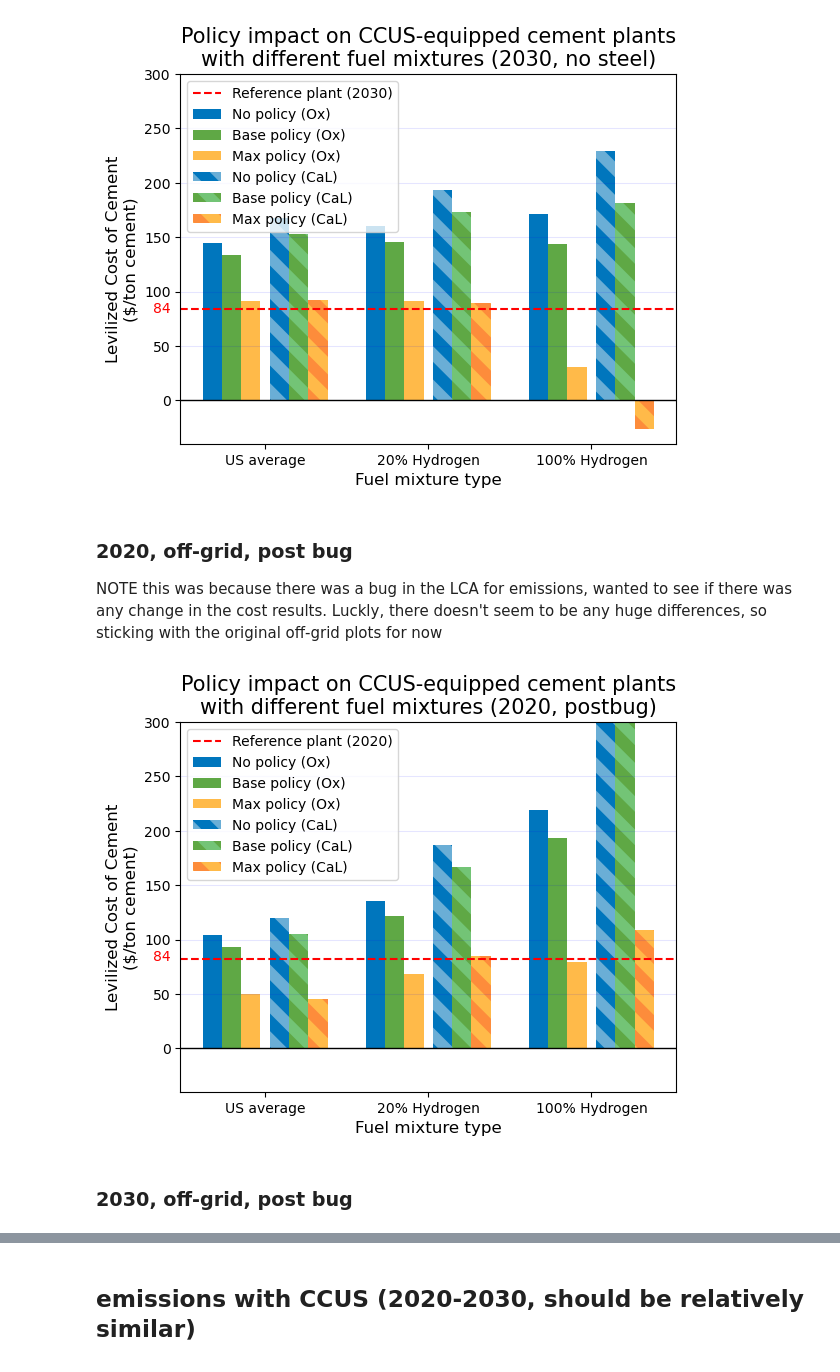
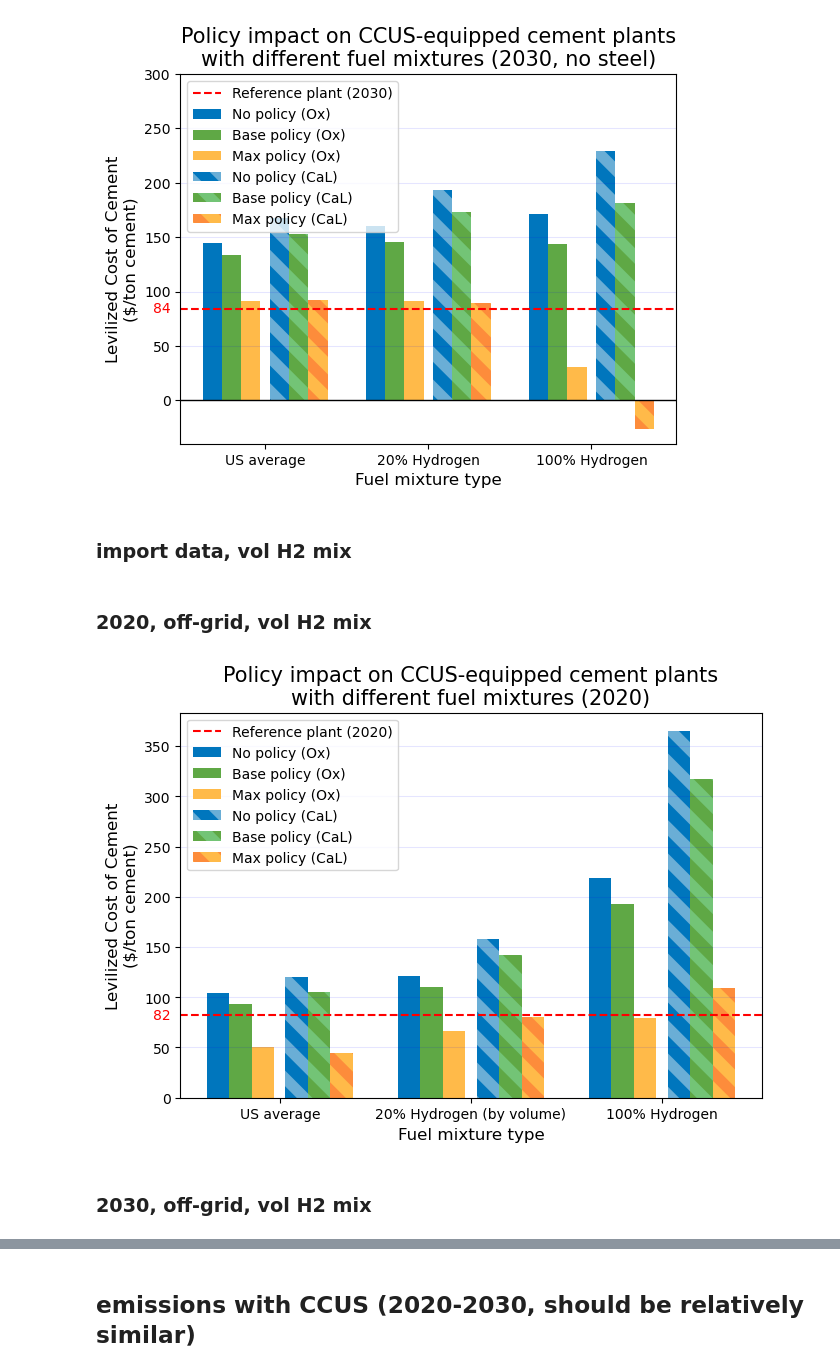
Before and after one commit to evan-sharafuddin/HOPP, a Jupyter notebook: green_concrete/plots.ipynb, the cells around one changed output, grey strips where cells are left out. Saved outputs shown, nothing was run; the diff lists cells and outputs as text; code cells hidden in the pictures.

```diff
--- a/green_concrete/plots.ipynb
+++ b/green_concrete/plots.ipynb
@@ -1052,7 +1060,5 @@ plt.savefig(os.path.join(outloc, 'policy_2030_nosteel.png'), dpi=600, bbox_inche
 plt.show()
 # %% [output]
 [figure]
-# %% [markdown]
-### 2020, off-grid, post bug
-
-NOTE this was because there was a bug in the LCA for emissions, wanted to see if there was any change in the cost results. Luckly, there doesn't seem to be any huge differences, so sticking with the original off-grid plots for now
+# %% [markdown]
+### import data, vol H2 mix
@@ -1059,24 +1094,10 @@ NOTE this was because there was a bug in the LCA for emissions, wanted to see if
+# %% [markdown]
+### 2020, off-grid, vol H2 mix
 # %%
-### import data
-rundir = os.getcwd()
-
-filename = 'CEMENT_BATCH_big_batch_off-grid_postbug_03-08-2023_13.34.07.csv'
-inloc = os.path.join(rundir, 'outputs\\keep', filename)
-outloc = os.path.join(rundir, 'outputs\\plots')
-
-f = pd.read_csv(inloc)
-f.drop('Unnamed: 0', axis=1, inplace=True)
-
-c = f.iloc[:,:2]
-c['Unnamed: 2'].apply(round)
-f = f.iloc[:, 2:]
-f['Unnamed: 4'].apply(round)
-
-
 c_2020 = filter_data(c, ['2020'])
 c_2020_grid = filter_data(c_2020, ['off-grid'])
 
-c_US = filter_data_not(c_2020_grid, ['C4','C5'])
+c_US = filter_data_not(c_2020_grid, ['C3','C4','C5'])
 c_US_oxy = filter_data(c_US, ['Oxyfuel'])
 c_US_cal = filter_data(c_US, ['CaL'])
 
@@ -1090,7 +1111,7 @@ c_C5_cal = filter_data(c_C5, ['CaL'])
 
 # config graph
 bar_width = 0.1
-group_labels = ['US average', '20% Hydrogen', '100% Hydrogen']
+group_labels = ['US average', '20% Hydrogen (by volume)', '100% Hydrogen']
 group_space = 0.2
 color_labels = ['No policy (Ox)', 'Base policy (Ox)', 'Max policy (Ox)', 'No policy (CaL)', 'Base policy (CaL)', 'Max policy (CaL)']
 
@@ -1100,7 +1121,7 @@ d1 = {
     "CaL (tail-end)": list(c_US_cal['Unnamed: 2'].values[:3]),
 }
 
-# Data for each subgroup in d2 (C4)
+# Data for each subgroup in d2 (C3)
 d2 = {
     "Oxyfuel": list(c_C4_oxy['Unnamed: 2'].values[:3]),
     "CaL (tail-end)": list(c_C4_cal['Unnamed: 2'].values[:3]),
@@ -1124,48 +1145,59 @@ y6 = [round(d["CaL (tail-end)"][2]) for d in [d1, d2, d3]]
 # begin plotting bars
 fig, ax = plt.subplots()
 
-bars = []
-bars += ax.bar(x-0.55, y1, width, label=color_labels[0], color = colorhash[0])
-bars += ax.bar(x-0.35, y2, width, label=color_labels[1], color = colorhash[1])
-bars += ax.bar(x-0.15, y3, width, label=color_labels[2], color=colorhash[2])
+bars = ax.bar(x-0.55, y1, width, label=color_labels[0], color = colorhash[0])
+# for bar, value in zip(bars, y1):
+#     	ax.text(bar.get_x() + bar.get_width() / 2, bar.get_height() + 5, str(value),
+#                 ha='center', va='bottom', color='black', fontsize=9, rotation=45)
+bars = ax.bar(x-0.35, y2, width, label=color_labels[1], color = colorhash[1])
+# for bar, value in zip(bars, y2):
+#     	ax.text(bar.get_x() + bar.get_width() / 2, bar.get_height() + 5, str(value),
+#                 ha='center', va='bottom', color='black', fontsize=9, rotation=45)
+bars = ax.bar(x-0.15, y3, width, label=color_labels[2], color=colorhash[2])
+# for bar, value in zip(bars, y3):
+#     	ax.text(bar.get_x() + bar.get_width() / 2, bar.get_height() + 5, str(value),
+#                 ha='center', va='bottom', color='black', fontsize=9, rotation=45)
 
 plt.rcParams['hatch.linewidth'] = 8
 
 cmap = plt.get_cmap('Blues')
 plt.rcParams['hatch.color'] = cmap(0.5)
-bars += ax.bar(x+0.15, y4, width, label=color_labels[3], color = colorhash[0], hatch='\\')
+bars = ax.bar(x+0.15, y4, width, label=color_labels[3], color = colorhash[0], hatch='\\')
 cmap = plt.get_cmap('Greens')
 plt.rcParams['hatch.color'] = cmap(0.5)
-bars += ax.bar(x+0.35, y5, width, label=color_labels[4], color = colorhash[1], hatch='\\')
+bars = ax.bar(x+0.35, y5, width, label=color_labels[4], color = colorhash[1], hatch='\\')
 cmap = plt.get_cmap('Oranges')
 plt.rcParams['hatch.color'] = cmap(0.5)
-bars += ax.bar(x+0.55, y6, width, label=color_labels[5], color = colorhash[2], hatch='\\')
+bars = ax.bar(x+0.55, y6, width, label=color_labels[5], color = colorhash[2], hatch='\\')
 
 ax.set_xticks(x, group_labels);
 ax.set_xlabel('Fuel mixture type', fontsize=12)
 ax.set_ylabel('Levilized Cost of Cement\n($/ton cement)', fontsize=12)
-ax.set_ylim(-40, 300)
+
+
 
 # add reference costs
 ref_2020 = 81.85
 ref_2030 = 84.19
 
 plt.axhline(y=ref_2020, color='r', linestyle='--', label='Reference plant (2020)');
 trans = transforms.blended_transform_factory(
     ax.get_yticklabels()[0].get_transform(), ax.transData)
-ax.text(0,ref_2030, "{:.0f}".format(ref_2030), color="red", transform=trans,
+ax.text(0,ref_2020, "{:.0f}".format(ref_2020), color="red", transform=trans,
         ha="right", va="center")
 
-plt.axhline(y=0, color='black', linestyle='-', lw=1);
-plt.legend();
+plt.legend(ncol=1);
 plt.grid(visible=True, which='major', axis='y', color='b', alpha=0.1)
-plt.title('Policy impact on CCUS-equipped cement plants\nwith different fuel mixtures (2020, postbug)', fontsize=15);
+plt.title('Policy impact on CCUS-equipped cement plants\nwith different fuel mixtures (2020)', fontsize=15);
 
-plt.savefig(os.path.join(outloc, 'policy_2020_postbug.png'), dpi=600, bbox_inches='tight')
+fig.set_figwidth(7.5)
+fig.set_figheight(5)
+
+plt.savefig(os.path.join(outloc, 'policy_2020_vol.png'), dpi=600, bbox_inches='tight')
 # Show the plot
 plt.show()
 # %% [output]
-[figure, old version]
+[figure, new version]
 # %% [markdown]
-### 2030, off-grid, post bug
+### 2030, off-grid, vol H2 mix
 # %%
```
Also changed, not shown: parts of 8 cells of this notebook.
